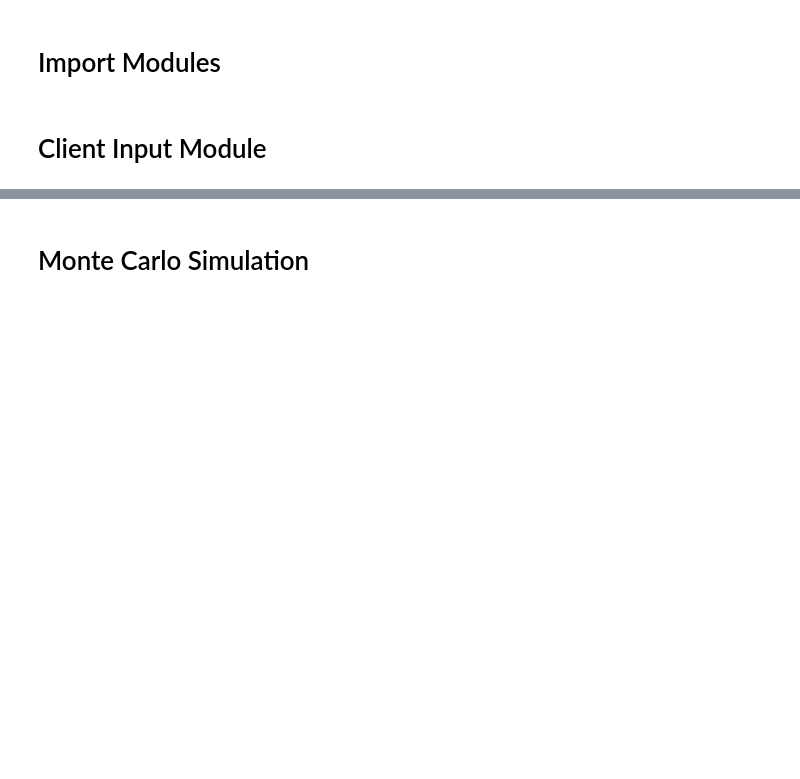
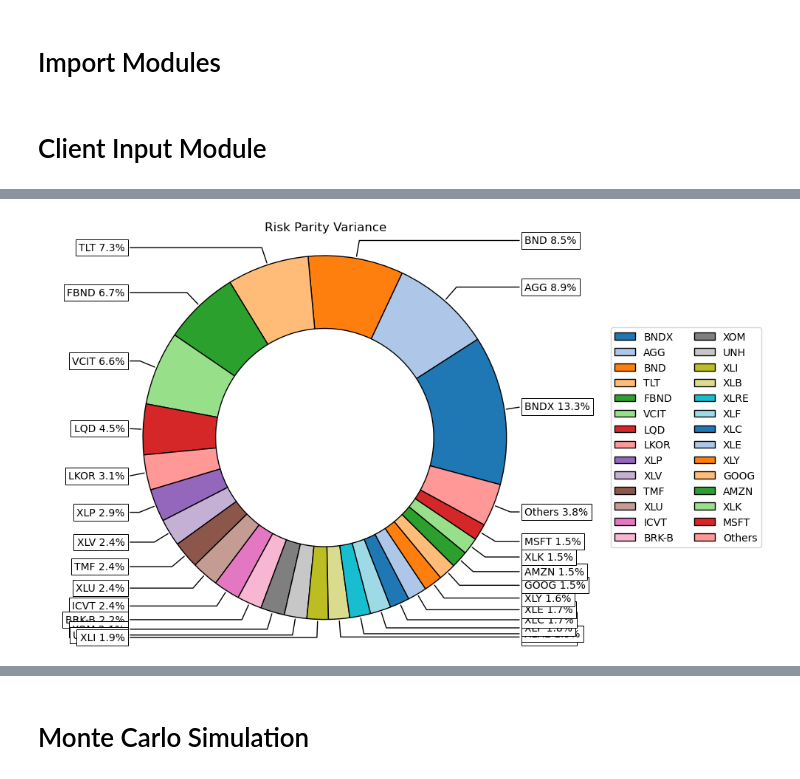
Before and after one commit to ssenhouse/Project1, a Jupyter notebook: fab_five_portfolio_picker.ipynb, the cells around one changed output, grey strips where cells are left out. Saved outputs shown, nothing was run; the diff lists cells and outputs as text; code cells hidden in the pictures; blank space fills up the shorter version.

```diff
--- a/fab_five_portfolio_picker.ipynb
+++ b/fab_five_portfolio_picker.ipynb
@@ -174,0 +185,6 @@ ax = rp.plot_pie(w=w, title='Risk Parity', others=0.05, nrow=25, cmap = "tab20",
+# %%
+b = None # Risk contribution constraints vector
+
+w_rp = port.rp_optimization(model=model, rm=rm, rf=rf, b=b, hist=hist)
+
+display(w.T)
@@ -174,0 +195,5 @@ ax = rp.plot_pie(w=w, title='Risk Parity', others=0.05, nrow=25, cmap = "tab20",
+# %%
+ax = rp.plot_pie(w=w_rp, title='Risk Parity Variance', others=0.05, nrow=25, cmap = "tab20",
+                 height=6, width=10, ax=None)
+# %% [output]
+[figure, added]
```
Also changed, not shown: parts of 26 cells of this notebook.
